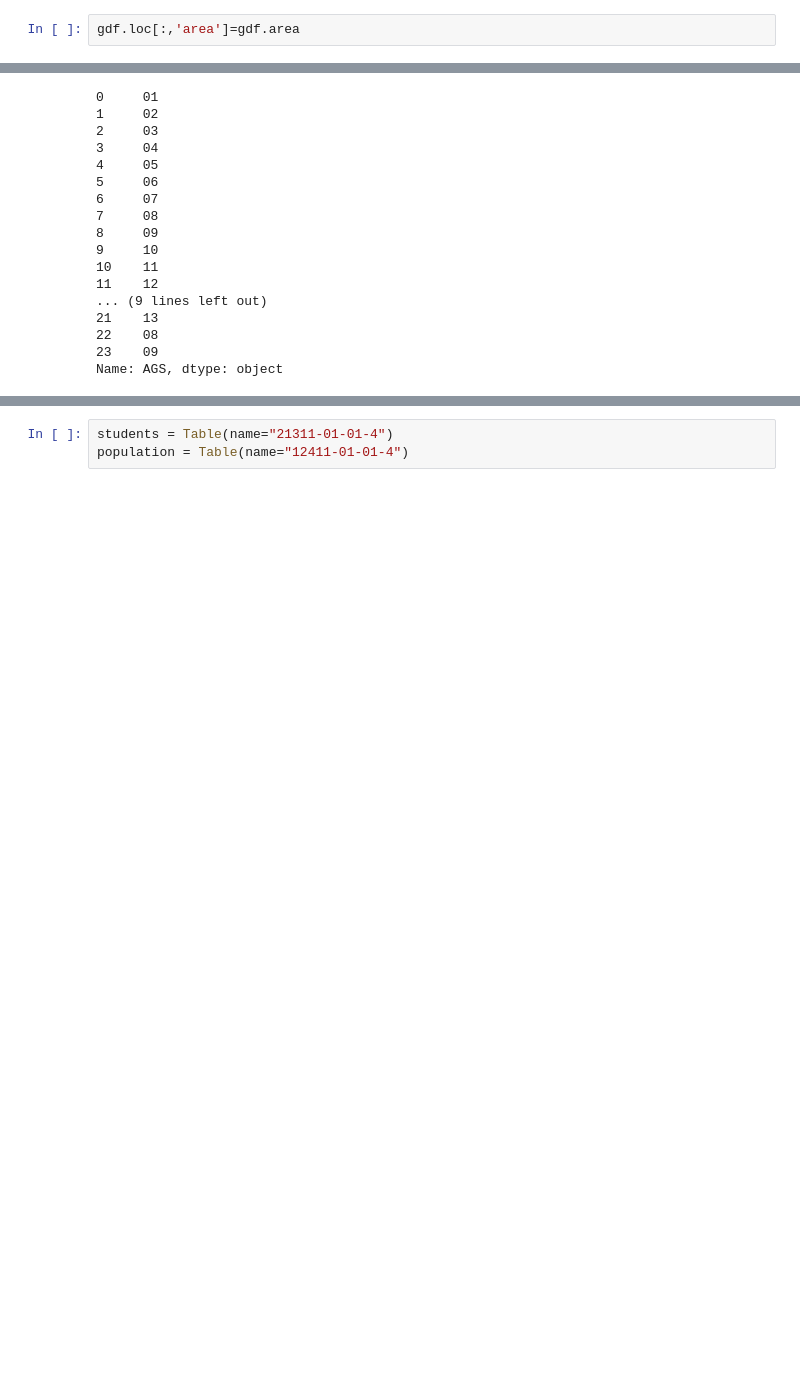
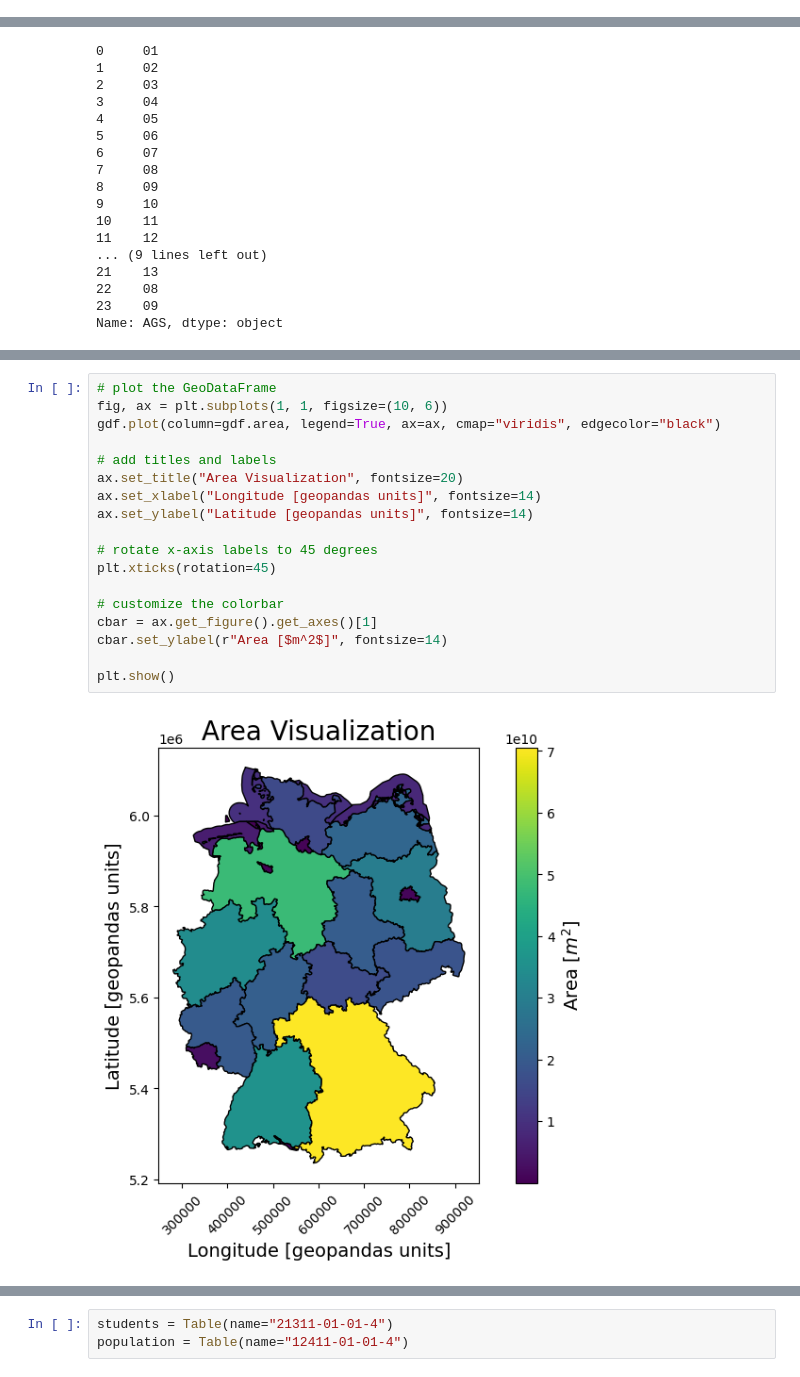
Before and after one commit to CorrelAid/pystatis, a Jupyter notebook: nb/02_Geo_visualization_example.ipynb, the cells around one changed output, grey strips where cells are left out. Cells and saved outputs as stored; diff of their text form; blank space fills up the shorter version.

Commit message:
Add descriptions and beautify plots

```diff
--- a/nb/02_Geo_visualization_example.ipynb
+++ b/nb/02_Geo_visualization_example.ipynb
@@ -20,4 +37,2 @@ from pystatis import Table
 path_to_data = "data/VG2500_LAN.shp"
 gdf = geopandas.read_file(path_to_data)
-# %%
-gdf.loc[:,'area']=gdf.area
@@ -72,0 +100,20 @@ Name: AGS, dtype: object
+# %%
+# plot the GeoDataFrame
+fig, ax = plt.subplots(1, 1, figsize=(10, 6))
+gdf.plot(column=gdf.area, legend=True, ax=ax, cmap="viridis", edgecolor="black")
+
+# add titles and labels
+ax.set_title("Area Visualization", fontsize=20)
+ax.set_xlabel("Longitude [geopandas units]", fontsize=14)
+ax.set_ylabel("Latitude [geopandas units]", fontsize=14)
+
+# rotate x-axis labels to 45 degrees
+plt.xticks(rotation=45)
+
+# customize the colorbar
+cbar = ax.get_figure().get_axes()[1]
+cbar.set_ylabel(r"Area [$m^2$]", fontsize=14)
+
+plt.show()
+# %% [output]
+[figure, added]
```
Also changed, not shown: parts of 81 cells of this notebook.
